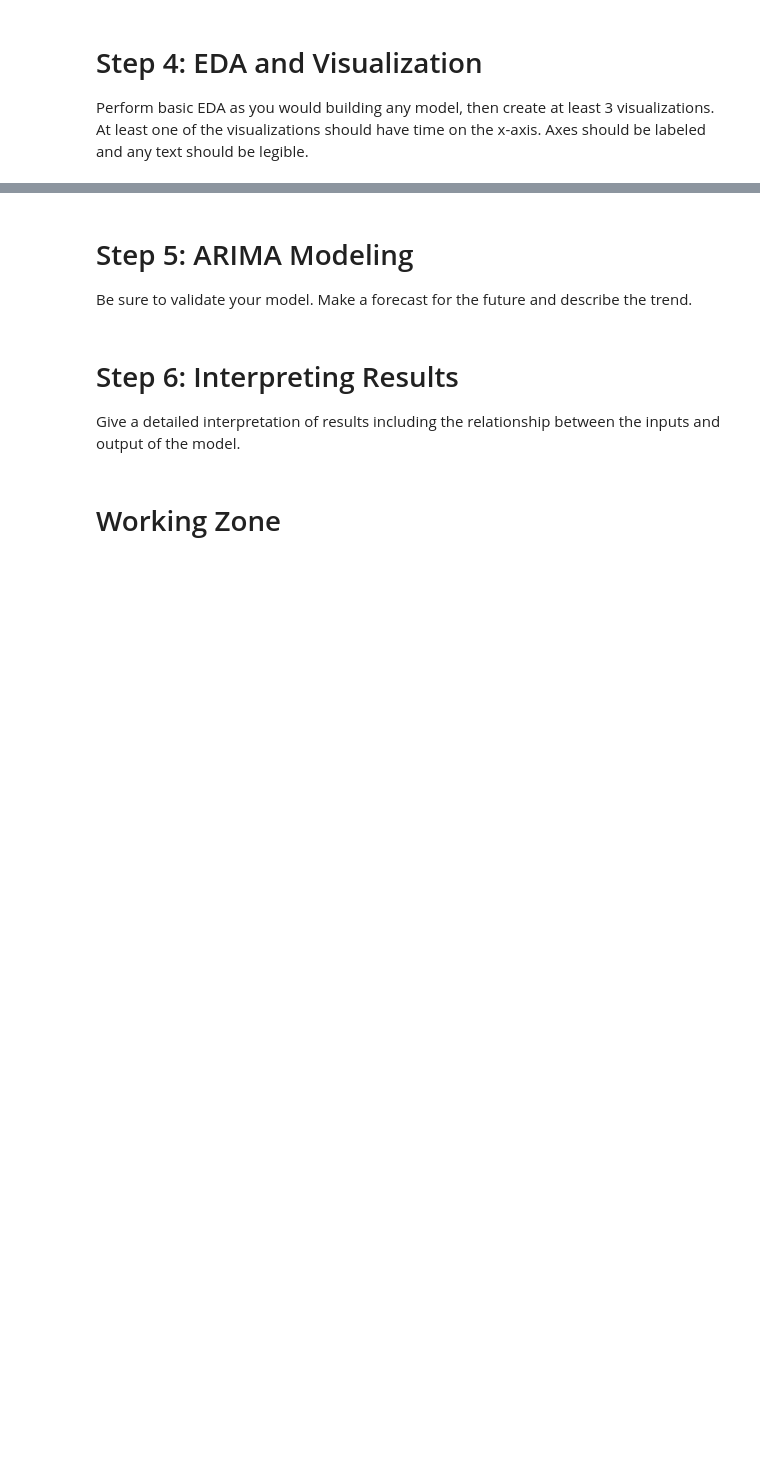
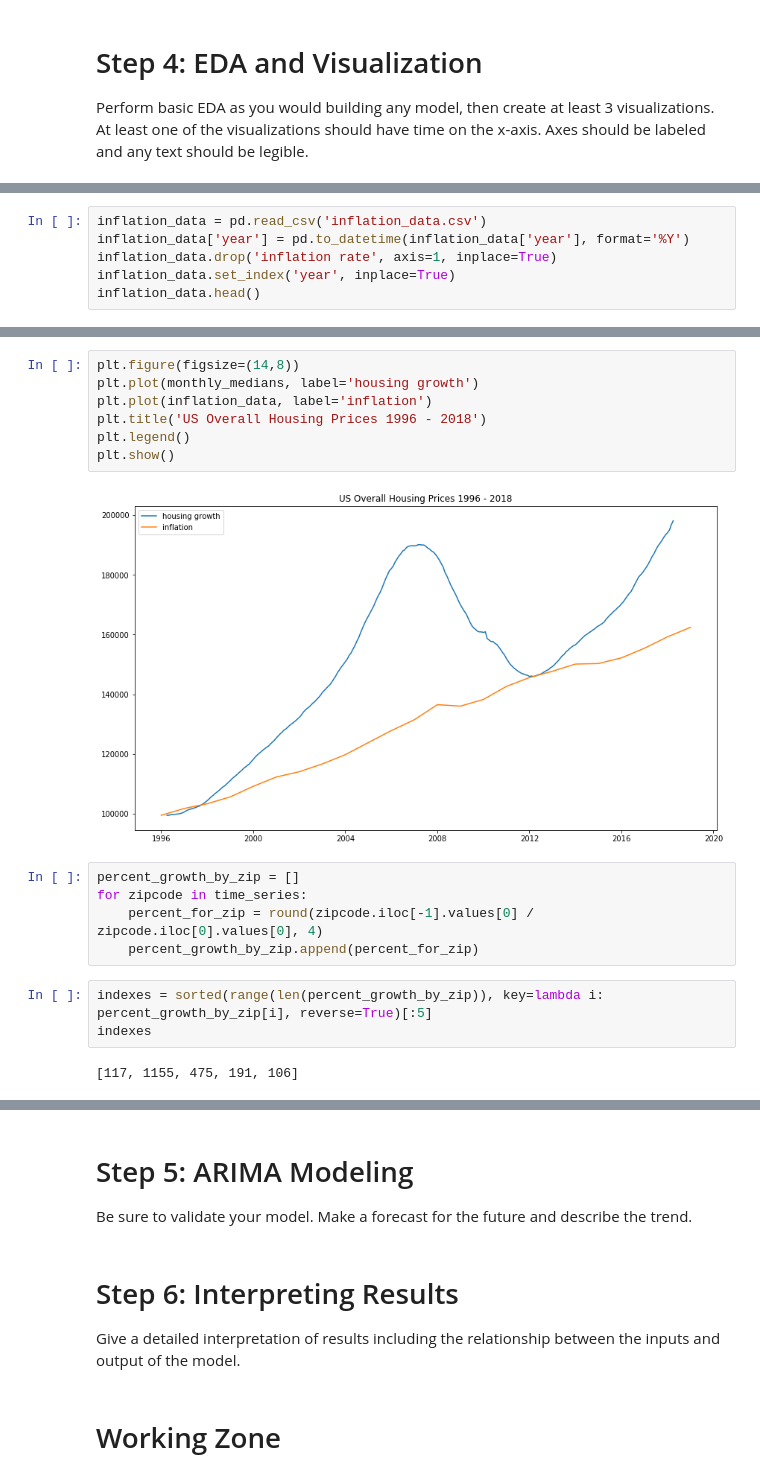
Before and after one commit to zapatos24/mod_4_project, a Jupyter notebook: owens_wip.ipynb, the cells around one changed output, grey strips where cells are left out. Saved outputs shown, nothing was run; the diff lists cells and outputs as text; blank space fills up the shorter version.

```diff
--- a/owens_wip.ipynb
+++ b/owens_wip.ipynb
@@ -186,0 +209,6 @@ matplotlib.rc('font', **font)
+# %%
+inflation_data = pd.read_csv('inflation_data.csv')
+inflation_data['year'] = pd.to_datetime(inflation_data['year'], format='%Y')
+inflation_data.drop('inflation rate', axis=1, inplace=True)
+inflation_data.set_index('year', inplace=True)
+inflation_data.head()
@@ -186,0 +223,19 @@ matplotlib.rc('font', **font)
+# %%
+plt.figure(figsize=(14,8))
+plt.plot(monthly_medians, label='housing growth')
+plt.plot(inflation_data, label='inflation')
+plt.title('US Overall Housing Prices 1996 - 2018')
+plt.legend()
+plt.show()
+# %% [output]
+[figure, added]
+# %%
+percent_growth_by_zip = []
+for zipcode in time_series:
+    percent_for_zip = round(zipcode.iloc[-1].values[0] / zipcode.iloc[0].values[0], 4)
+    percent_growth_by_zip.append(percent_for_zip)
+# %%
+indexes = sorted(range(len(percent_growth_by_zip)), key=lambda i: percent_growth_by_zip[i], reverse=True)[:5]
+indexes
+# %% [output]
+[117, 1155, 475, 191, 106]
```
Also changed, not shown: parts of 12 cells of this notebook, 1 other file.
